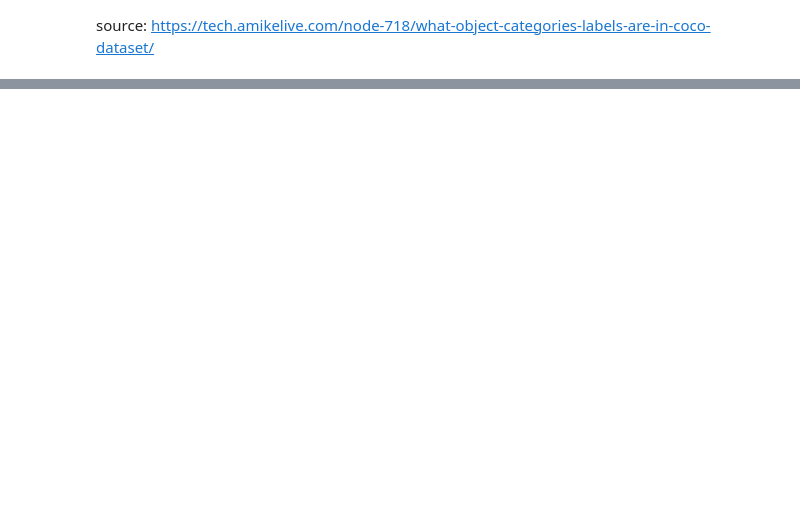
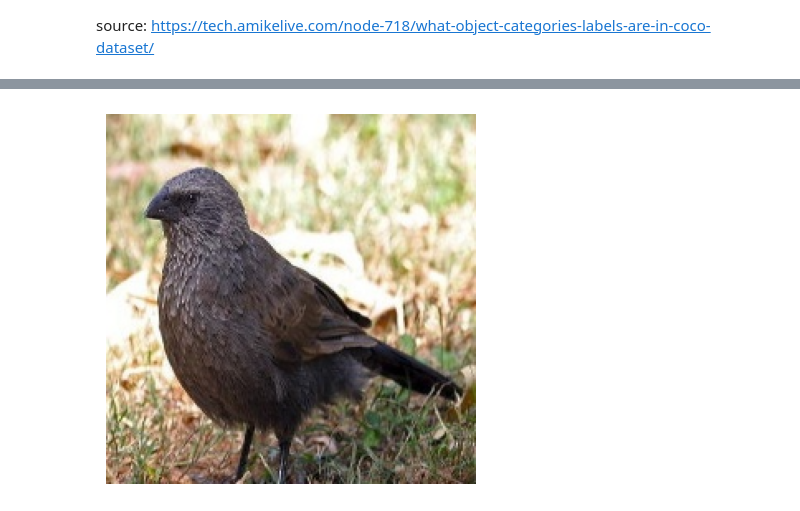
Before and after one commit to MAL-flowdemort/FeatherVision, a Jupyter notebook: FeatherVision.ipynb, the cells around one changed output, grey strips where cells are left out. Saved outputs shown, nothing was run; the diff lists cells and outputs as text; code cells hidden in the pictures; blank space fills up the shorter version.

```diff
--- a/FeatherVision.ipynb
+++ b/FeatherVision.ipynb
@@ -407,0 +496,15 @@ URLError: <urlopen error [SSL: CERTIFICATE_VERIFY_FAILED] certificate verify fai
+# %%
+# Create checkpoint callback
+checkpoint_path = "birds_classification_model_checkpoint.weights.h5"
+checkpoint_callback = ModelCheckpoint(
+    checkpoint_path, save_weights_only=True, monitor="val_accuracy", save_best_only=True
+)
+
+# Setup EarlyStopping callback to stop training if model's val_loss doesn't improve for 3 epochs
+early_stopping = EarlyStopping(
+    monitor="val_loss",  # watch the val loss metric
+    patience=5,
+    restore_best_weights=True,
+)  # if val loss decreases for 3 epochs in a row, stop training
+
+reduce_lr = ReduceLROnPlateau(monitor="val_loss", factor=0.2, patience=3, min_lr=1e-6)
@@ -407,0 +578,20 @@ URLError: <urlopen error [SSL: CERTIFICATE_VERIFY_FAILED] certificate verify fai
+# %%
+from utils import (
+    detect_birds,
+    get_model,
+    load_image_from_path,
+    predict_image_label,
+)
+
+detect_model = get_model()
+
+# image = load_image_from_url(
+#     "https://t3.ftcdn.net/jpg/04/94/54/48/360_F_494544876_Rx7zW6g6SrDMPama0eIH9A3yt7CJNVo2.jpg"
+# )
+image2 = load_image_from_path("bird2.png")
+i = detect_birds(image2, detect_model, showOutput=False)
+
+predicted_label = predict_image_label(i, model, train_images.class_indices)
+print("Predicted label:", predicted_label)
+# %% [output]
+[figure, added]
```
Also changed, not shown: parts of 18 cells of this notebook, 7 other files.
